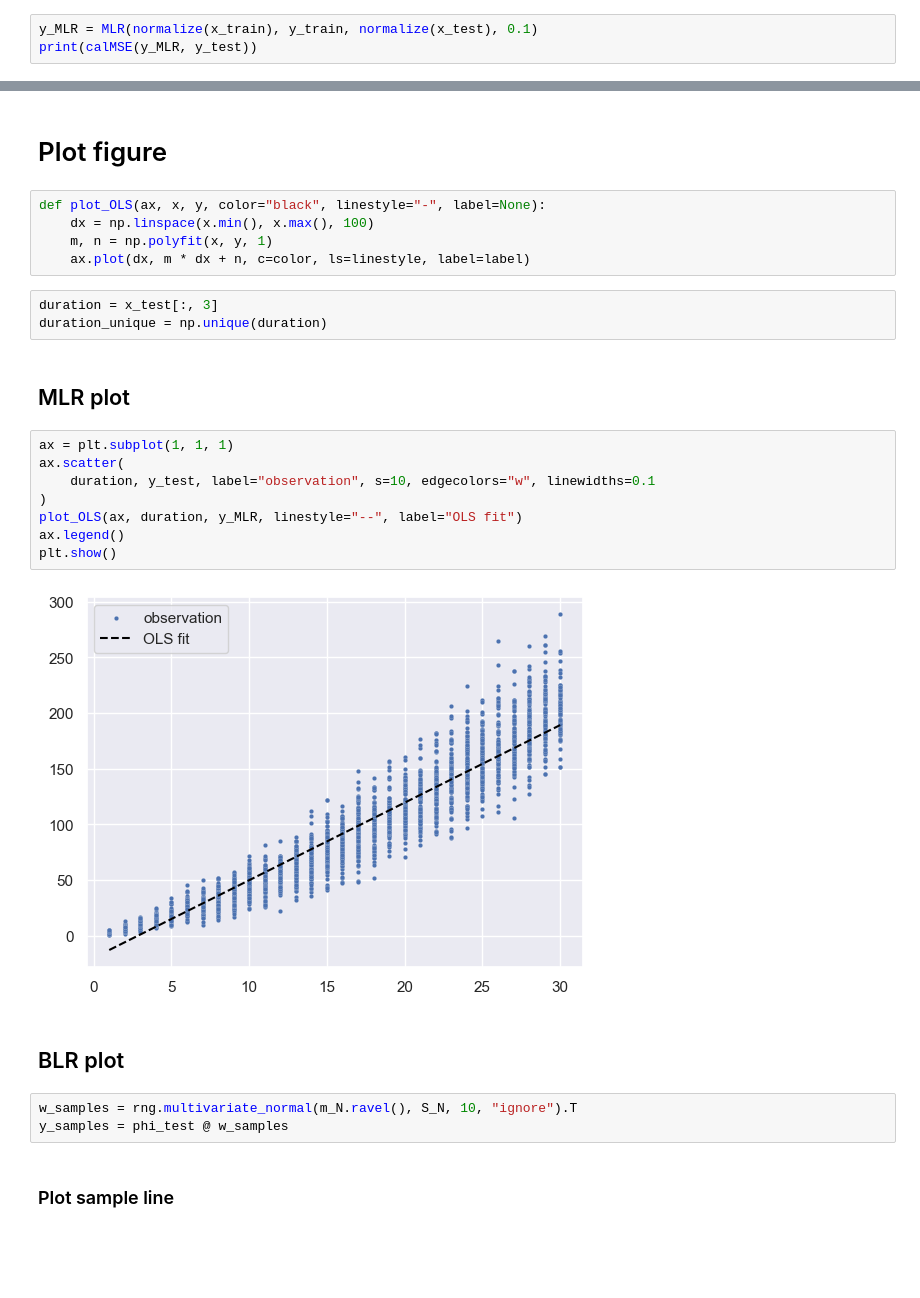
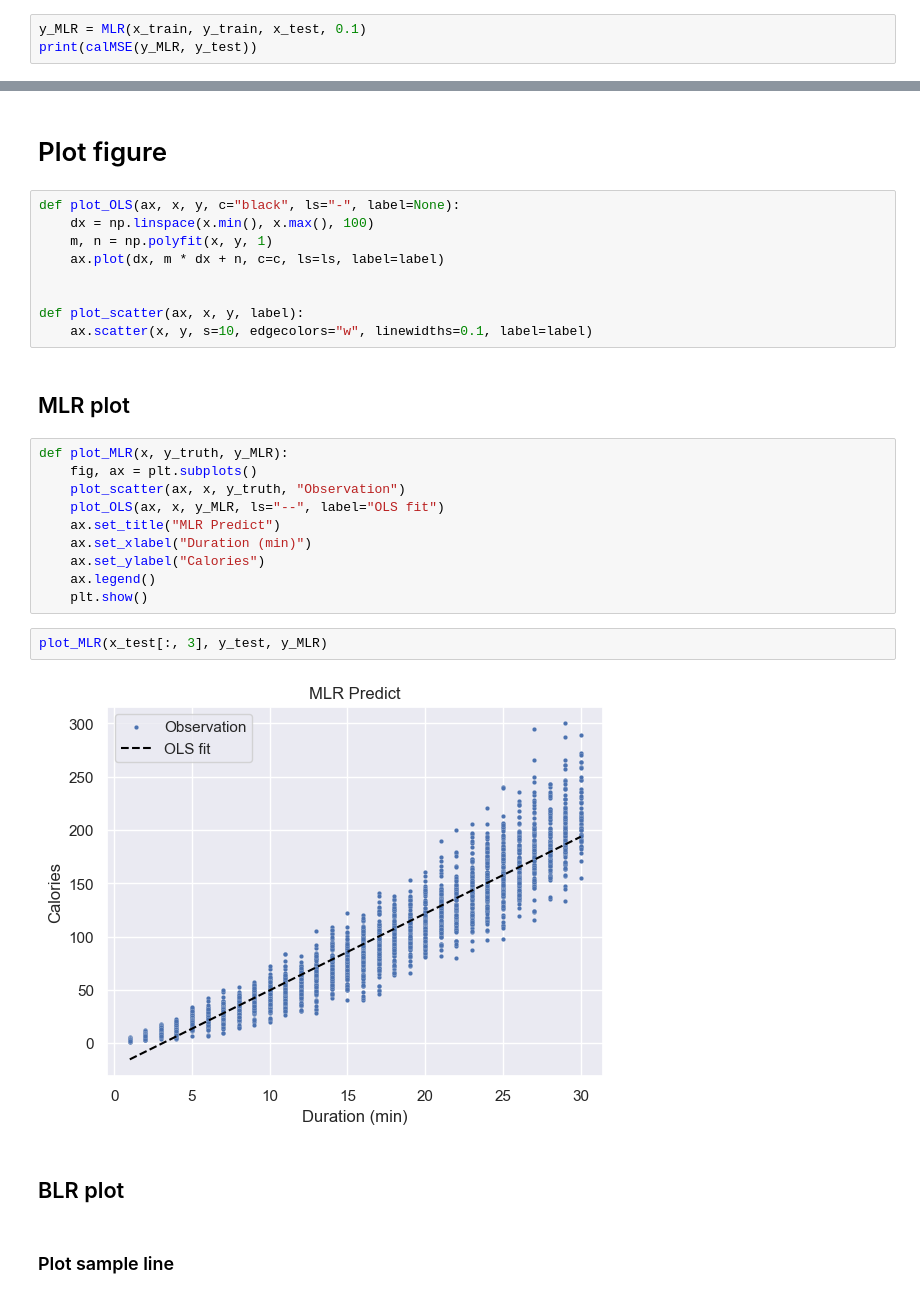
Before and after one commit to huang0520/1112_MachineLearning, a Jupyter notebook: HW3/HW3.ipynb, the cells around one changed output, grey strips where cells are left out. Cells and saved outputs as stored; diff of their text form; blank space fills up the shorter version.

```diff
--- a/HW3/HW3.ipynb
+++ b/HW3/HW3.ipynb
@@ -120,4 +125,4 @@ def MLR(x_train, y_train, x_test, lamda, n_centroid=10):
 # %%
-y_MLR = MLR(normalize(x_train), y_train, normalize(x_test), 0.1)
+y_MLR = MLR(x_train, y_train, x_test, 0.1)
 print(calMSE(y_MLR, y_test))
 # %% [output]
@@ -211,30 +218,32 @@ def plot_predictive(x_test, y, y_std):
 # %% [markdown]
 # Plot figure
 # %%
-def plot_OLS(ax, x, y, color="black", linestyle="-", label=None):
+def plot_OLS(ax, x, y, c="black", ls="-", label=None):
     dx = np.linspace(x.min(), x.max(), 100)
     m, n = np.polyfit(x, y, 1)
-    ax.plot(dx, m * dx + n, c=color, ls=linestyle, label=label)
+    ax.plot(dx, m * dx + n, c=c, ls=ls, label=label)
+
+
+def plot_scatter(ax, x, y, label):
+    ax.scatter(x, y, s=10, edgecolors="w", linewidths=0.1, label=label)
-# %%
-duration = x_test[:, 3]
-duration_unique = np.unique(duration)
 # %% [markdown]
 ## MLR plot
-# %%
-ax = plt.subplot(1, 1, 1)
-ax.scatter(
-    duration, y_test, label="observation", s=10, edgecolors="w", linewidths=0.1
-)
-plot_OLS(ax, duration, y_MLR, linestyle="--", label="OLS fit")
-ax.legend()
-plt.show()
-# %% [output]
-[figure, removed]
+# %%
+def plot_MLR(x, y_truth, y_MLR):
+    fig, ax = plt.subplots()
+    plot_scatter(ax, x, y_truth, "Observation")
+    plot_OLS(ax, x, y_MLR, ls="--", label="OLS fit")
+    ax.set_title("MLR Predict")
+    ax.set_xlabel("Duration (min)")
+    ax.set_ylabel("Calories")
+    ax.legend()
+    plt.show()
+# %%
+plot_MLR(x_test[:, 3], y_test, y_MLR)
+# %% [output]
+[figure, added]
 # %% [markdown]
 ## BLR plot
-# %%
-w_samples = rng.multivariate_normal(m_N.ravel(), S_N, 10, "ignore").T
-y_samples = phi_test @ w_samples
 # %% [markdown]
 ### Plot sample line
 # %%
```
Also changed, not shown: parts of 23 cells of this notebook, 1 other file.
